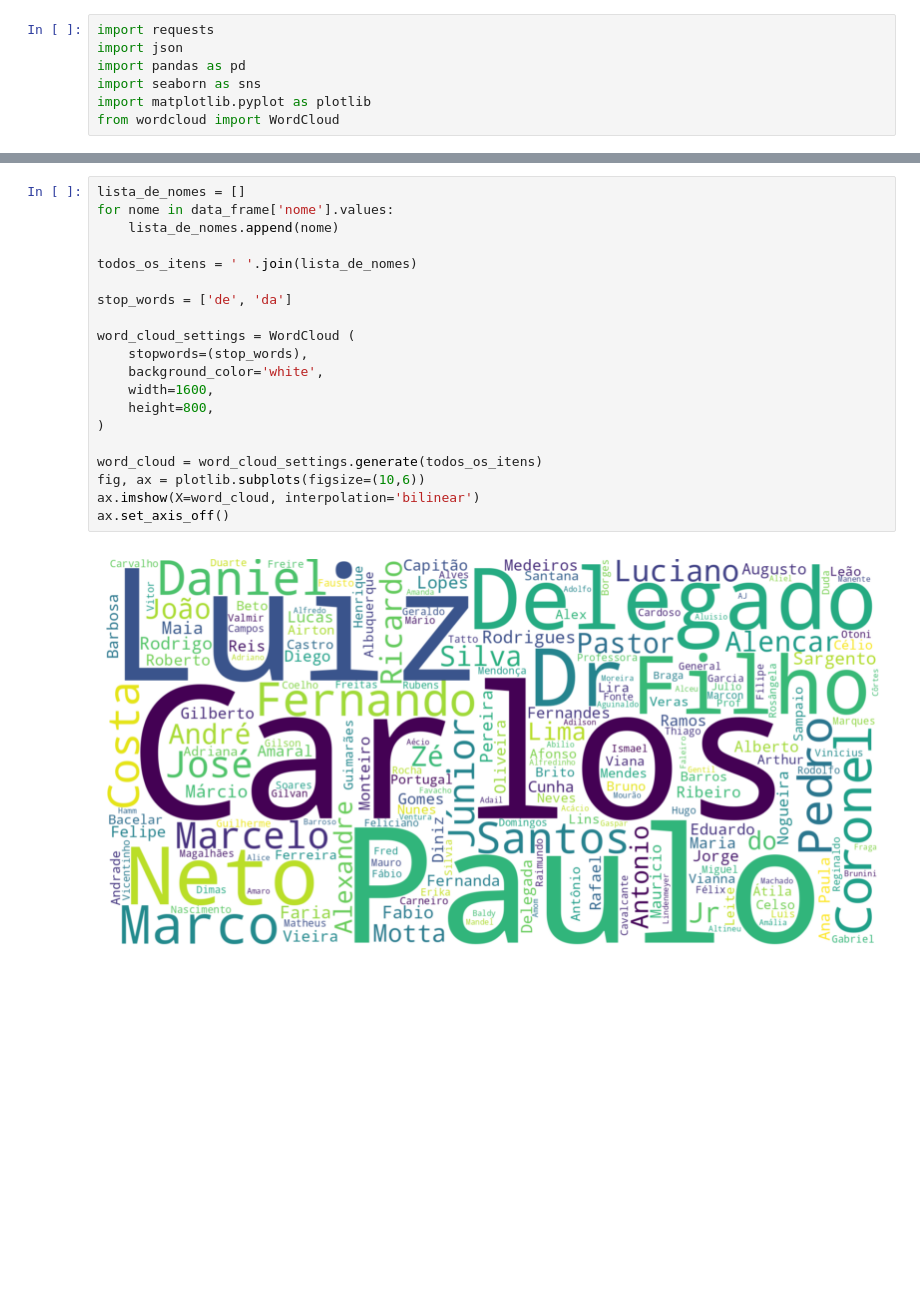
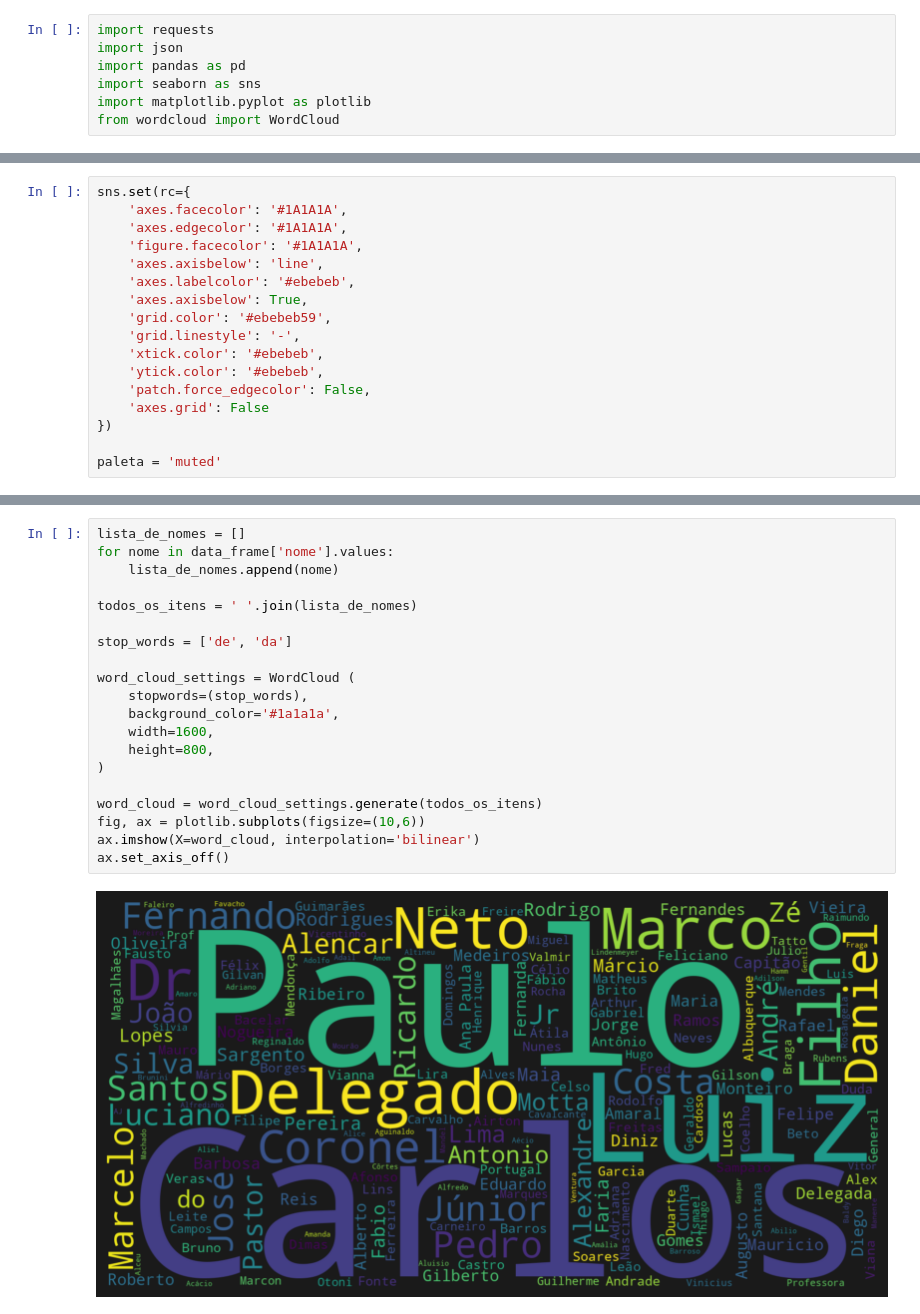
Before and after one commit to vanribeiro/pandas-manipulando-dados-com-python, a Jupyter notebook: laboratorio/lab-pandas/src/politicos.ipynb, the cells around one changed output, grey strips where cells are left out. Cells and saved outputs as stored; diff of their text form; blank space fills up the shorter version.

```diff
--- a/laboratorio/lab-pandas/src/politicos.ipynb
+++ b/laboratorio/lab-pandas/src/politicos.ipynb
@@ -18,3 +18,20 @@ data_frame = pd.DataFrame(data=dados)
+# %%
+sns.set(rc={
+    'axes.facecolor': '#1A1A1A',
+    'axes.edgecolor': '#1A1A1A',
+    'figure.facecolor': '#1A1A1A',
+    'axes.axisbelow': 'line',
+    'axes.labelcolor': '#ebebeb',
+    'axes.axisbelow': True,
+    'grid.color': '#ebebeb59',
+    'grid.linestyle': '-',
+    'xtick.color': '#ebebeb',
+    'ytick.color': '#ebebeb',
+    'patch.force_edgecolor': False,
+    'axes.grid': False
+})
+
+paleta = 'muted'
 # %%
 data_frame.head()
 # %% [output]
@@ -49,22 +67,22 @@ plotlib.plot()
 # %%
 lista_de_nomes = []
 for nome in data_frame['nome'].values:
     lista_de_nomes.append(nome)
 
 todos_os_itens = ' '.join(lista_de_nomes)
 
 stop_words = ['de', 'da']
 
 word_cloud_settings = WordCloud (
     stopwords=(stop_words),
-    background_color='white',
+    background_color='#1a1a1a',
     width=1600,
     height=800,
 )
 
 word_cloud = word_cloud_settings.generate(todos_os_itens)
 fig, ax = plotlib.subplots(figsize=(10,6))
 ax.imshow(X=word_cloud, interpolation='bilinear')
 ax.set_axis_off()
 # %% [output]
-[figure, old version]
+[figure, new version]
```
Also changed, not shown: parts of 4 cells of this notebook.
